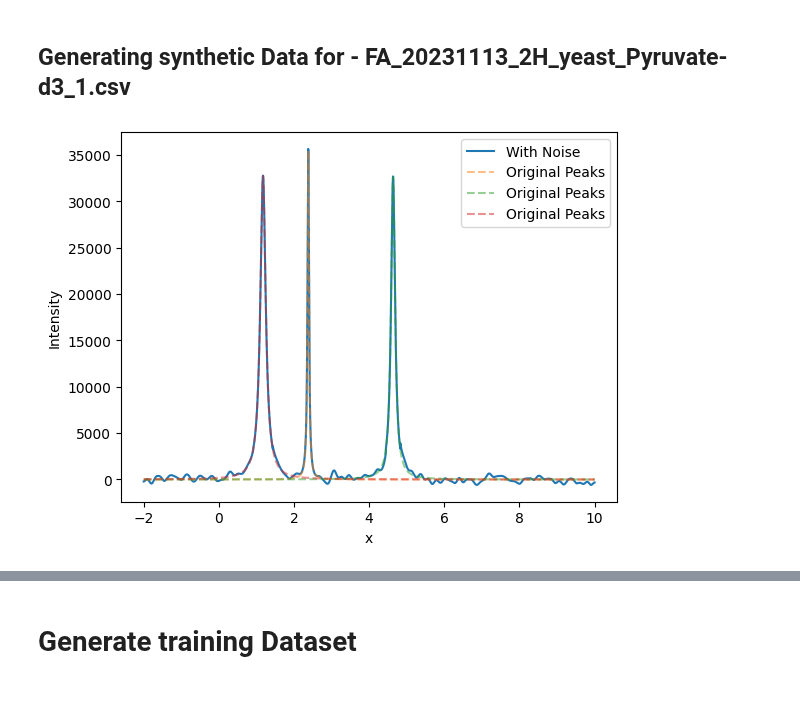
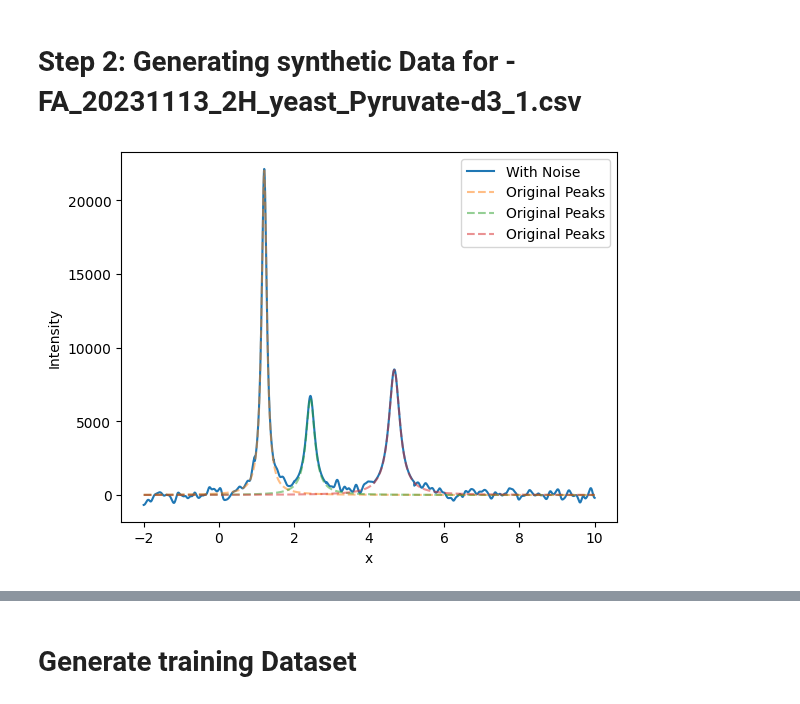
Before and after one commit to RATFIVE/MoinCC-AI4metabolomics, a Jupyter notebook: NMRQNet/ImplementingNeuralNetwork.ipynb, the cells around one changed output, grey strips where cells are left out. Saved outputs shown, nothing was run; the diff lists cells and outputs as text; code cells hidden in the pictures.

```diff
--- a/NMRQNet/ImplementingNeuralNetwork.ipynb
+++ b/NMRQNet/ImplementingNeuralNetwork.ipynb
@@ -1,30 +48,4 @@
 # %%
-import pandas as pd
-import numpy as np
-from pathlib import Path
-import os
-import matplotlib.pyplot as plt
-from scipy import interpolate
-import pandas as pd
-import random
-import numpy as np
-import os
-import math
-import torch
-torch.set_default_dtype(torch.float)
-
-from sklearn.model_selection import train_test_split
-from sklearn.preprocessing import MinMaxScaler
-
-from sklearn.linear_model import LinearRegression
-
-from sklearn.metrics import mean_squared_error, mean_absolute_error, mean_absolute_percentage_error
-
-import torch
-import torch.nn as nn
-import mads_dl
-
-
 # load the data
 def load_data():
     path_list = []
@@ -35,7 +56,7 @@ def load_data():
     print(f'Path: {data_path}')
     for root, dirs, files in os.walk(data_path):
         for file in files:
-            if file.endswith('.csv'):
+            if file.endswith('FA_20231113_2H_yeast_Pyruvate-d3_1.csv'):
                 file_path = os.path.join(root, file)
                 path_list.append(file_path)
     return path_list
@@ -92,5 +108,5 @@ NameError: name 'df' is not defined
 # %% [markdown]
-## Generating synthetic Data for - FA_20231113_2H_yeast_Pyruvate-d3_1.csv
+# Step 2: Generating synthetic Data for - FA_20231113_2H_yeast_Pyruvate-d3_1.csv
 # %%
 import numpy as np
 import matplotlib.pyplot as plt
@@ -101,9 +117,9 @@ def lorentzian(x, x0, gamma, height):
     return height * (gamma**2 / ((x - x0)**2 + gamma**2))
 
 
-def generate_random_spectrum(peak_list):
+def generate_random_spectrum(peak_list, spectrum_length=5000):
     # Generate random spectrum with Lorentzian peaks
-    x = np.linspace(-2, 10, 10000)  # x range
+    x = np.linspace(-2, 10, spectrum_length)  # x range
     y = np.zeros_like(x)          # initialize y as zeros
     mask = np.zeros_like(x)       # mask to identify peak regions
 
@@ -114,7 +130,7 @@ def generate_random_spectrum(peak_list):
     for peak_pos in peak_list:
         x0 = peak_pos + np.random.uniform(-0.1, 0.1)
         #print(x0)
-        gamma = np.random.uniform(0.01, 0.1)  # Random width (gamma)
+        gamma = np.random.uniform(0.05, 0.2)  # Random width (gamma)
         height = np.random.uniform(0, 40000)  # Random height
         peak = lorentzian(x, x0, gamma, height)
         y += peak
@@ -122,35 +138,36 @@ def generate_random_spectrum(peak_list):
         # Create a mask to identify regions near the peaks (exclude noise here)
         mask += peak > (0.1 * height)  # Masking regions where peak height is significant
 
         # Append all Original Lorenz Cuves to the list
         lorenz_curves.append(peak)
 
     # Add noise only outside the peak regions
-    random_noise_level = np.random.uniform(100, 5000)
-    noise = np.random.normal(10, random_noise_level, 10000)
+    random_noise_level = np.random.uniform(100, spectrum_length)
+    noise = np.random.normal(10, random_noise_level, spectrum_length)
 
     # smooth the noise with gaussian filter
-    noise = gaussian_filter1d(noise, 50)
+    sigma = random_noise_level / 100
+    noise = gaussian_filter1d(noise, sigma=sigma)
 
     y_noisy = y + noise * (mask == 0)  # Add noise only where mask is 0 (outside peaks)
 
     return x, y_noisy, np.array(lorenz_curves)
 
 
 # ----
 
 #peak_list = [2.323, 4.7, 1.201]
-pyruvate_list = [2.468, 4.7, 1.2261]
+pyruvate_list = [1.2261, 2.468, 4.7]
 x, y_noisy, lorenz_curves = generate_random_spectrum(pyruvate_list)
 
 # Plot the result
 plt.plot(x, y_noisy, '-', label="With Noise")
 
 for lorenz in lorenz_curves:
     plt.plot(x, lorenz, '--', label="Original Peaks", alpha=0.5)
 plt.xlabel('x')
 plt.ylabel('Intensity')
 plt.legend()
 plt.show()
 # %% [output]
-[figure, old version]
+[figure, new version]
```
Also changed, not shown: parts of 25 cells of this notebook.
